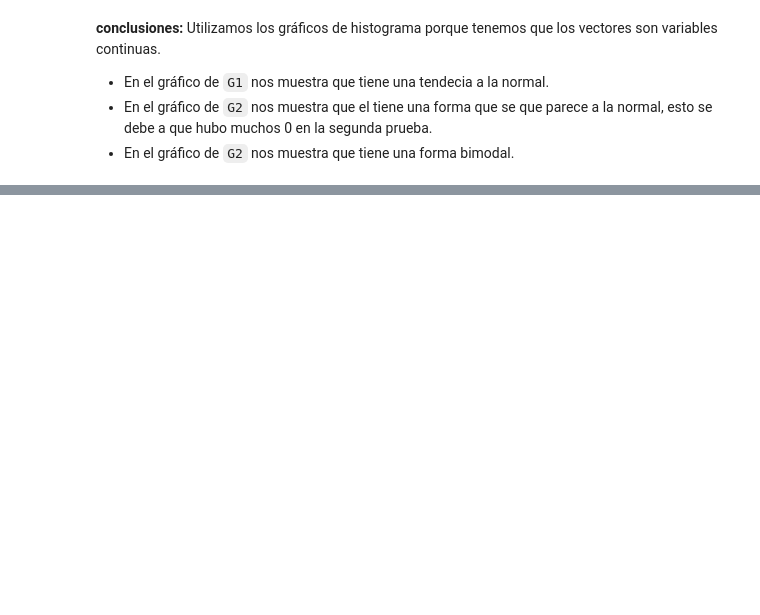
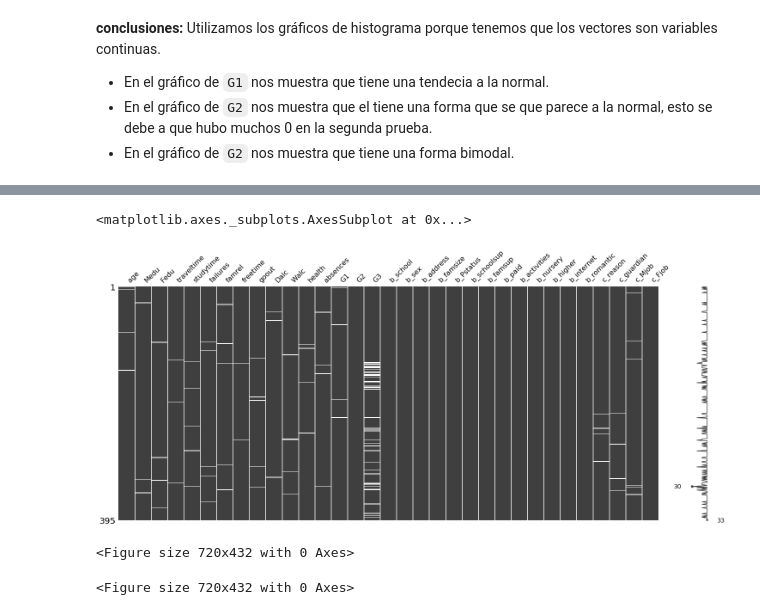
Before and after one commit to lporras/prueba-fundamentos-data-science, a Jupyter notebook: Desafio 2 Rendimiento escolar.ipynb, the cells around one changed output, grey strips where cells are left out. Saved outputs shown, nothing was run; the diff lists cells and outputs as text; code cells hidden in the pictures; blank space fills up the shorter version.

```diff
--- a/Desafio 2 Rendimiento escolar.ipynb
+++ b/Desafio 2 Rendimiento escolar.ipynb
@@ -388,0 +706,13 @@ df_escolar.loc[1:5,['Mjob', 'Fjob', 'reason', 'guardian']]
+# %%
+missingno.matrix(df)
+# %% [output]
+<matplotlib.axes._subplots.AxesSubplot at 0x...>
+[figure, added]
+# %%
+utils.visualize_rows(df.filter(['Mjob', 'Fjob']))
+# %% [output]
+<Figure size 720x432 with 0 Axes>
+# %%
+utils.visualize_rows(df.filter(['reason', 'guardian']))
+# %% [output]
+<Figure size 720x432 with 0 Axes>
```
Also changed, not shown: parts of 95 cells of this notebook, 1 other file.
